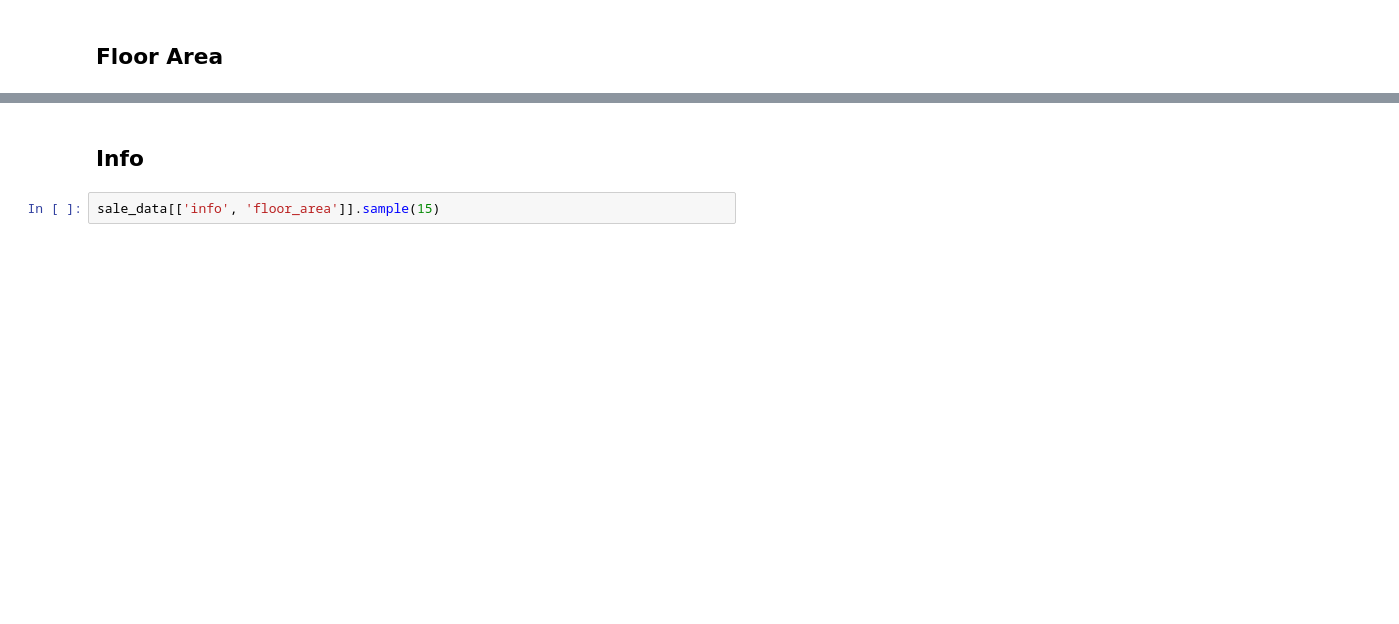
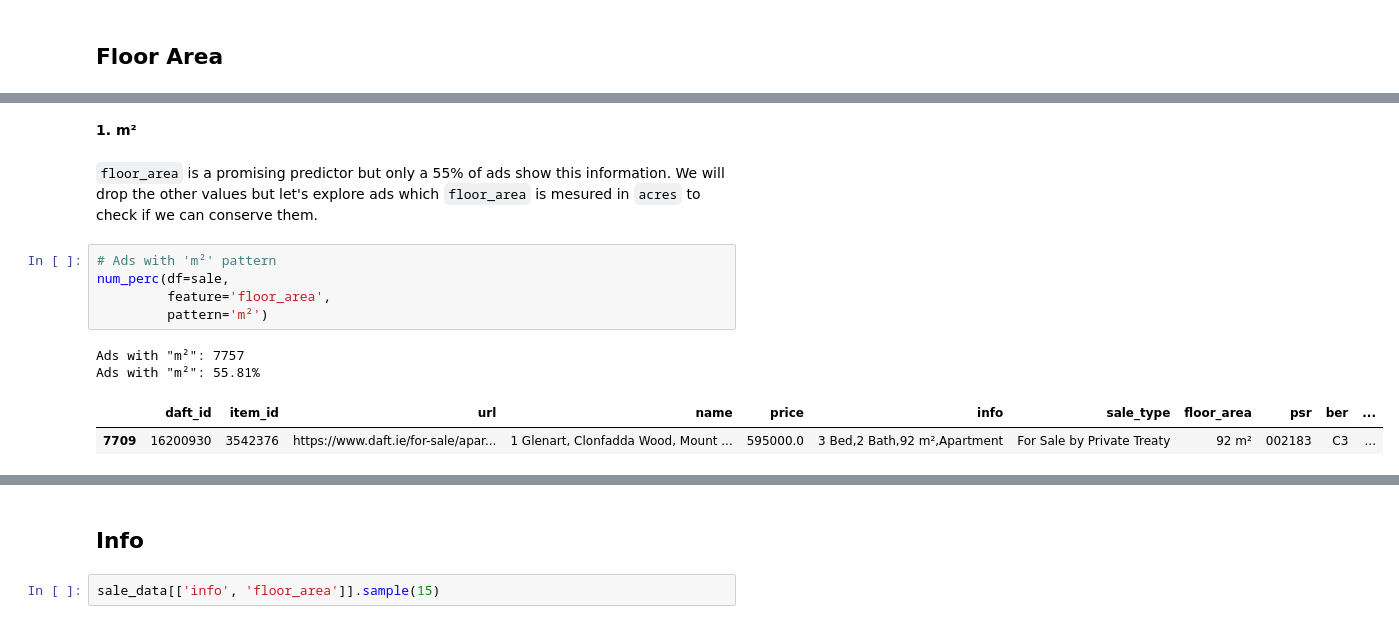
Before and after one commit to javiicc/Identifying_Potential_Investment_Opportunities_In_The_Irish_Real_Estate_Market_Using_MachineLearning, a Jupyter notebook: Data_Cleansing_and_Wrangling.ipynb, the cells around one changed output, grey strips where cells are left out. Saved outputs shown, nothing was run; the diff lists cells and outputs as text; blank space fills up the shorter version.

```diff
--- a/Data_Cleansing_and_Wrangling.ipynb
+++ b/Data_Cleansing_and_Wrangling.ipynb
@@ -380,0 +309,14 @@ After: (8356, 18)
+# %% [markdown]
+**1. m²**
+# %% [markdown]
+`floor_area` is a promising predictor but only a 55% of ads show this information. We will drop the other values but let's explore ads which `floor_area` is mesured in `acres` to check if we can conserve them.
+# %%
+# Ads with 'm²' pattern
+num_perc(df=sale,
+         feature='floor_area',
+         pattern='m²')
+# %% [output]
+Ads with "m²": 7757
+Ads with "m²": 55.81%
+|  | daft_id | item_id | url | name | price | info | sale_type | floor_area | psr | ber | ... |
+| 7709 | 16200930 | 3542376 | https://www.daft.ie/for-sale/apar... | 1 Glenart, Clonfadda Wood, Mount ... | 595000.0 | 3 Bed,2 Bath,92 m²,Apartment | For Sale by Private Treaty | 92 m² | 002183 | C3 | ... |
```
Also changed, not shown: parts of 35 cells of this notebook, 1 other file.
